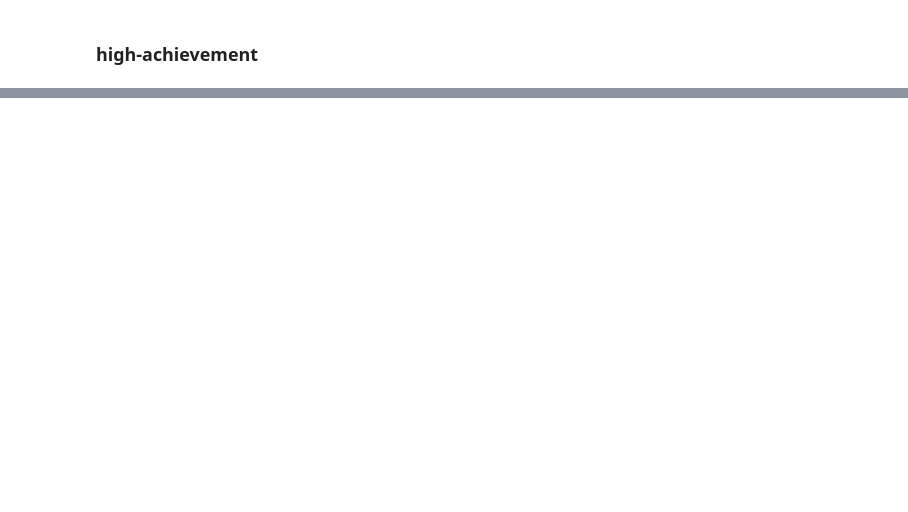
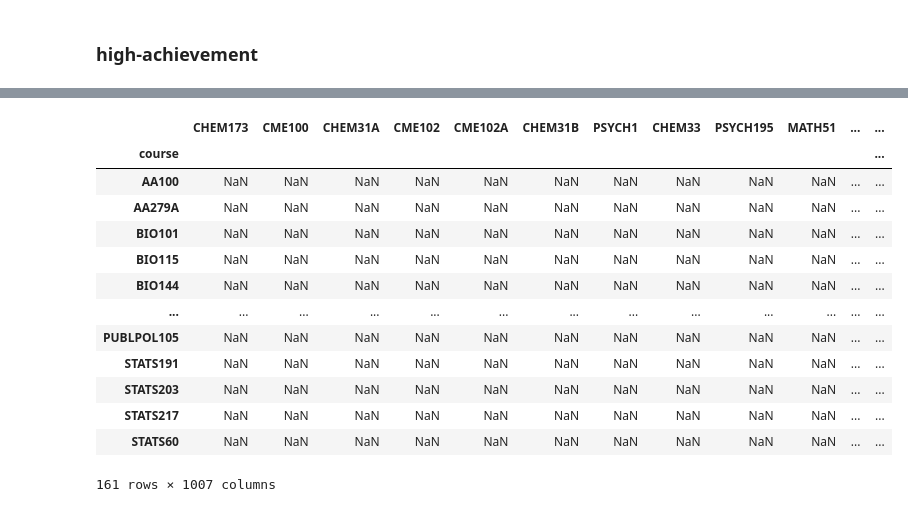
Before and after one commit to gmdavis1/carta-prereqs, a Jupyter notebook: analysis/analyzing_coefs.ipynb, the cells around one changed output, grey strips where cells are left out. Saved outputs shown, nothing was run; the diff lists cells and outputs as text; code cells hidden in the pictures; blank space fills up the shorter version.

```diff
--- a/analysis/analyzing_coefs.ipynb
+++ b/analysis/analyzing_coefs.ipynb
@@ -181,0 +212,20 @@ pprint(clusters)
+# %%
+idx = norm_lasso_positive_coefs_full.index[norm_lasso_positive_coefs_full.isnull().all(1)]
+nans = norm_lasso_positive_coefs_full.loc[idx]
+nans = nans.sort_values(by = 'course')
+nans
+# %% [output]
+|  | CHEM173 | CME100 | CHEM31A | CME102 | CME102A | CHEM31B | PSYCH1 | CHEM33 | PSYCH195 | MATH51 | ... | ... |
+| course |  |  |  |  |  |  |  |  |  |  |  | ... |
+| AA100 | NaN | NaN | NaN | NaN | NaN | NaN | NaN | NaN | NaN | NaN | ... | ... |
+| AA279A | NaN | NaN | NaN | NaN | NaN | NaN | NaN | NaN | NaN | NaN | ... | ... |
+| BIO101 | NaN | NaN | NaN | NaN | NaN | NaN | NaN | NaN | NaN | NaN | ... | ... |
+| BIO115 | NaN | NaN | NaN | NaN | NaN | NaN | NaN | NaN | NaN | NaN | ... | ... |
+| BIO144 | NaN | NaN | NaN | NaN | NaN | NaN | NaN | NaN | NaN | NaN | ... | ... |
+| ... | ... | ... | ... | ... | ... | ... | ... | ... | ... | ... | ... | ... |
+| PUBLPOL105 | NaN | NaN | NaN | NaN | NaN | NaN | NaN | NaN | NaN | NaN | ... | ... |
+| STATS191 | NaN | NaN | NaN | NaN | NaN | NaN | NaN | NaN | NaN | NaN | ... | ... |
+| STATS203 | NaN | NaN | NaN | NaN | NaN | NaN | NaN | NaN | NaN | NaN | ... | ... |
+| STATS217 | NaN | NaN | NaN | NaN | NaN | NaN | NaN | NaN | NaN | NaN | ... | ... |
+| STATS60 | NaN | NaN | NaN | NaN | NaN | NaN | NaN | NaN | NaN | NaN | ... | ... |
+161 rows × 1007 columns
```
Also changed, not shown: parts of 16 cells of this notebook, 59 other files.
